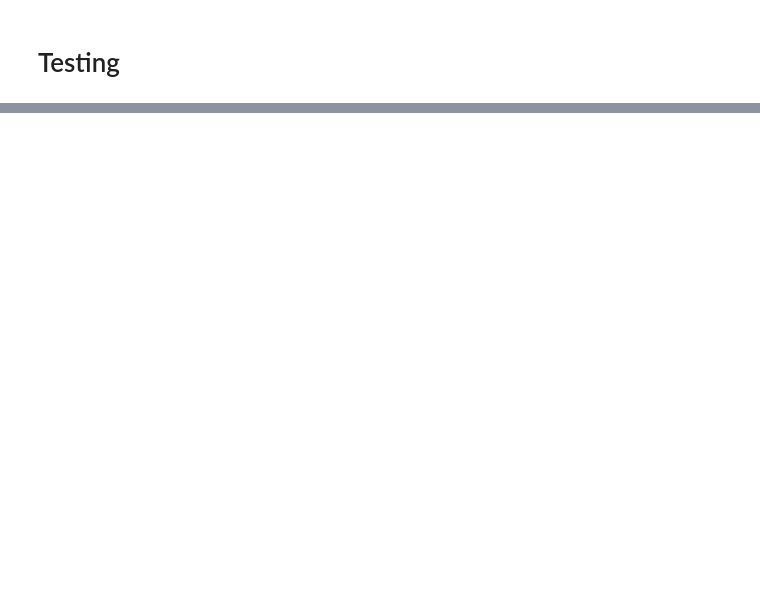
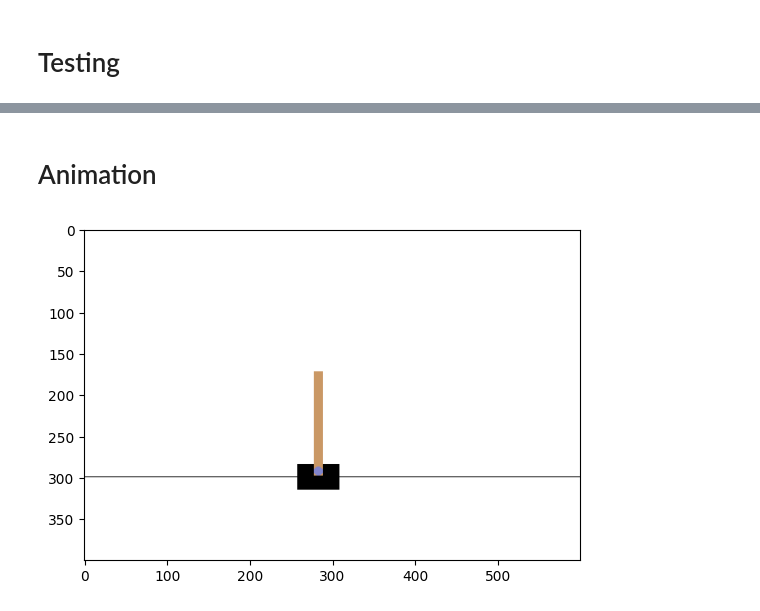
Before and after one commit to xrhd/sandbox, a Jupyter notebook: 1_projects/deep_q_learning.ipynb, the cells around one changed output, grey strips where cells are left out. Drawn from its saved outputs; the diff is of its cells as text; code cells hidden in the pictures; blank space fills up the shorter version.

Commit message:
dqn animation

```diff
--- a/1_projects/deep_q_learning.ipynb
+++ b/1_projects/deep_q_learning.ipynb
@@ -279,0 +266,19 @@ fastgif.make_gif(foo, len(screens), 'carpole.gif', show_progress=True, writer_kw
+# %% [markdown]
+# Animation
+# %%
+import matplotlib.animation as animation
+import matplotlib.cm as cm
+
+fig = plt.figure()
+# Encapsulate the AxesImage objects in lists for each frame
+frames = [
+    [plt.imshow(img, cmap=cm.Greys_r, animated=True)]
+    for img in screens
+]
+
+ani = animation.ArtistAnimation(fig, frames, interval=50, blit=True,
+                                repeat_delay=1000)
+ani.save('movie.mp4')
+plt.show()
+# %% [output]
+[figure, added]
```
Also changed, not shown: parts of 9 cells of this notebook.
